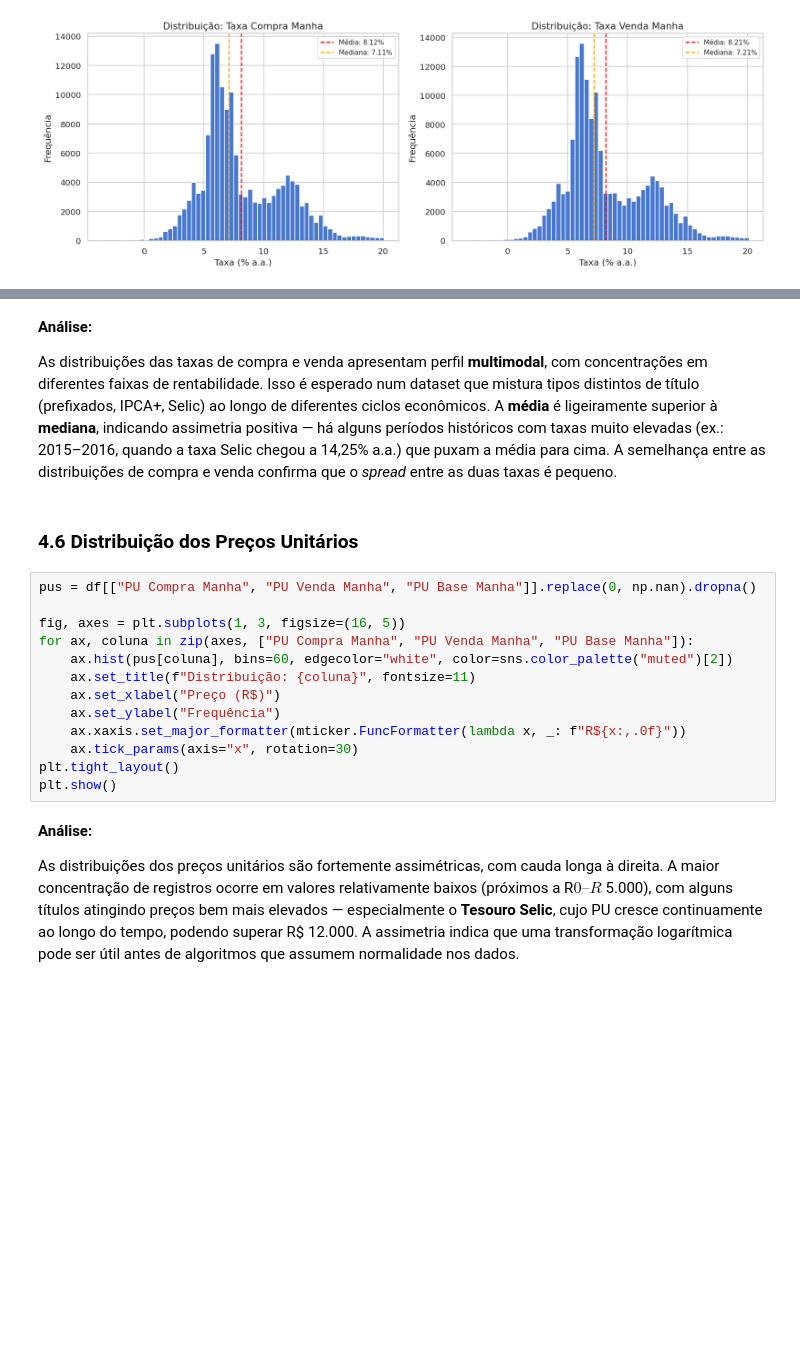
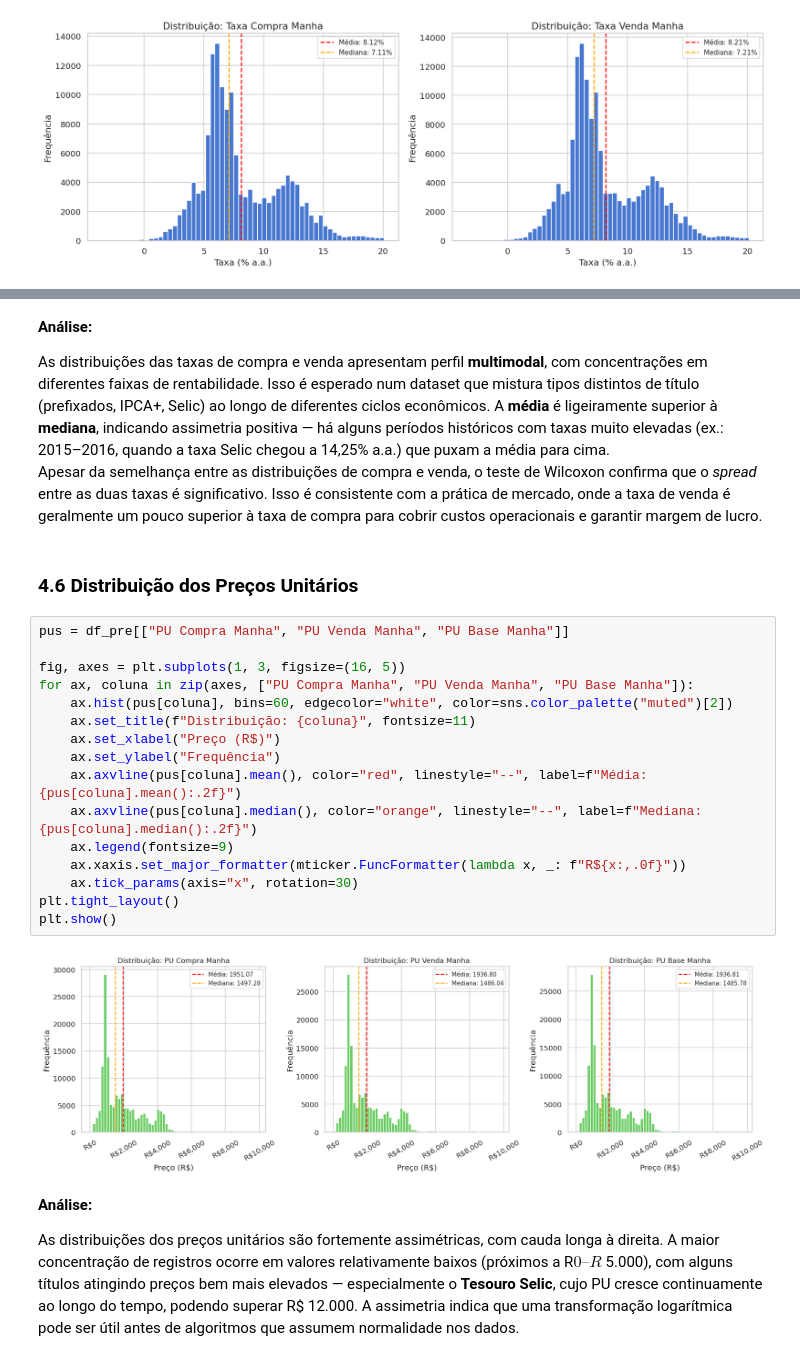
Before and after one commit to marciomocellin/analise-tesouro-direto, a Jupyter notebook: analise_tesouro_direto.ipynb, the cells around one changed output, grey strips where cells are left out. Saved outputs shown, nothing was run; the diff lists cells and outputs as text; blank space fills up the shorter version.

```diff
--- a/analise_tesouro_direto.ipynb
+++ b/analise_tesouro_direto.ipynb
@@ -783,22 +791,28 @@ plt.show()
 # %% [markdown]
 **Análise:**
 
-As distribuições das taxas de compra e venda apresentam perfil **multimodal**, com concentrações em diferentes faixas de rentabilidade. Isso é esperado num dataset que mistura tipos distintos de título (prefixados, IPCA+, Selic) ao longo de diferentes ciclos econômicos. A **média** é ligeiramente superior à **mediana**, indicando assimetria positiva — há alguns períodos históricos com taxas muito elevadas (ex.: 2015–2016, quando a taxa Selic chegou a 14,25% a.a.) que puxam a média para cima. A semelhança entre as distribuições de compra e venda confirma que o *spread* entre as duas taxas é pequeno.
+As distribuições das taxas de compra e venda apresentam perfil **multimodal**, com concentrações em diferentes faixas de rentabilidade. Isso é esperado num dataset que mistura tipos distintos de título (prefixados, IPCA+, Selic) ao longo de diferentes ciclos econômicos. A **média** é ligeiramente superior à **mediana**, indicando assimetria positiva — há alguns períodos históricos com taxas muito elevadas (ex.: 2015–2016, quando a taxa Selic chegou a 14,25% a.a.) que puxam a média para cima.
+Apesar da semelhança entre as distribuições de compra e venda, o teste de Wilcoxon confirma que o *spread* entre as duas taxas é significativo. Isso é consistente com a prática de mercado, onde a taxa de venda é geralmente um pouco superior à taxa de compra para cobrir custos operacionais e garantir margem de lucro.
 # %% [markdown]
 ### 4.6 Distribuição dos Preços Unitários
 # %%
-pus = df[["PU Compra Manha", "PU Venda Manha", "PU Base Manha"]].replace(0, np.nan).dropna()
+pus = df_pre[["PU Compra Manha", "PU Venda Manha", "PU Base Manha"]]
 
 fig, axes = plt.subplots(1, 3, figsize=(16, 5))
 for ax, coluna in zip(axes, ["PU Compra Manha", "PU Venda Manha", "PU Base Manha"]):
     ax.hist(pus[coluna], bins=60, edgecolor="white", color=sns.color_palette("muted")[2])
     ax.set_title(f"Distribuição: {coluna}", fontsize=11)
     ax.set_xlabel("Preço (R$)")
     ax.set_ylabel("Frequência")
+    ax.axvline(pus[coluna].mean(), color="red", linestyle="--", label=f"Média: {pus[coluna].mean():.2f}")
+    ax.axvline(pus[coluna].median(), color="orange", linestyle="--", label=f"Mediana: {pus[coluna].median():.2f}")
+    ax.legend(fontsize=9)
     ax.xaxis.set_major_formatter(mticker.FuncFormatter(lambda x, _: f"R${x:,.0f}"))
     ax.tick_params(axis="x", rotation=30)
 plt.tight_layout()
 plt.show()
+# %% [output]
+[figure, added]
 # %% [markdown]
 **Análise:**
 
```
Also changed, not shown: parts of 1 cell of this notebook.
